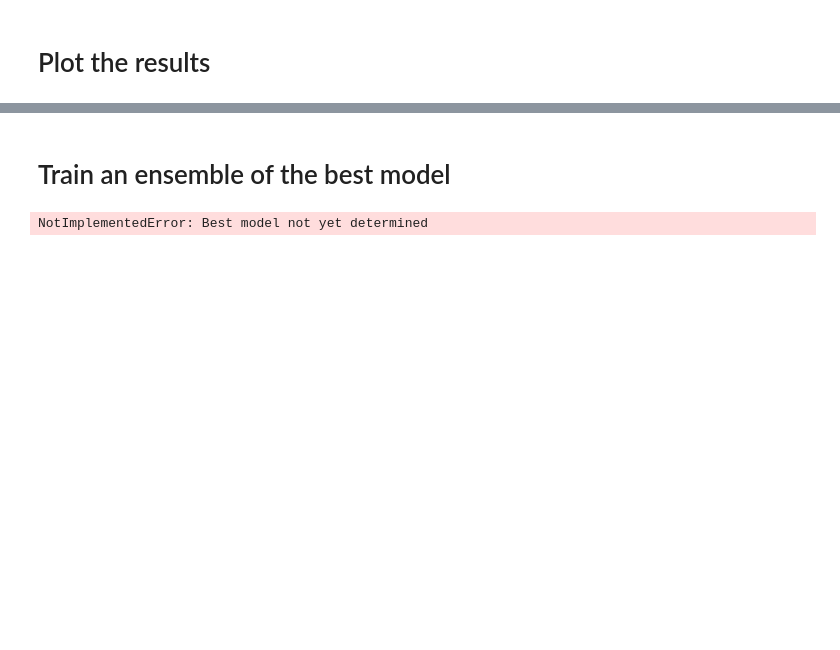
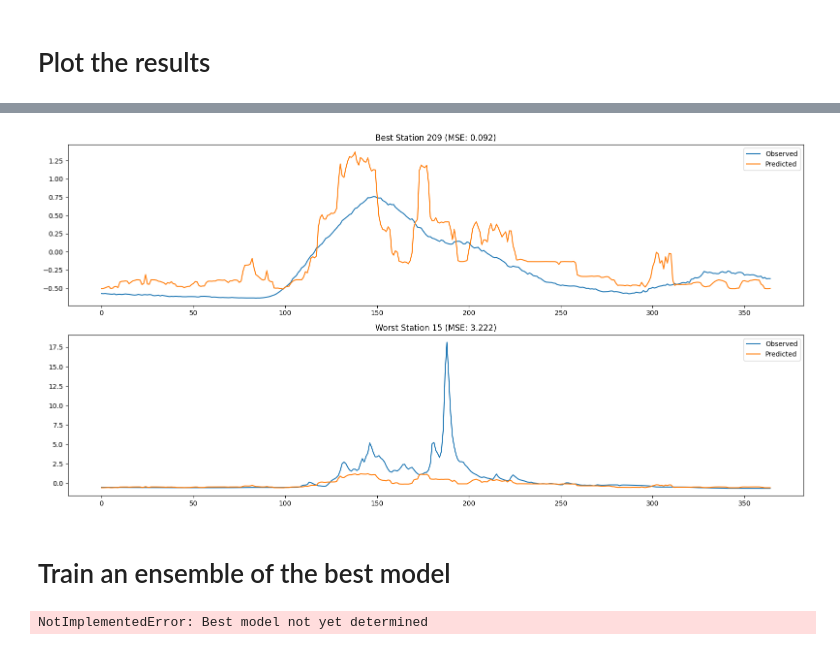
Before and after one commit to TWilson05/EOSC-410-Final-Project, a Jupyter notebook: CNN-LSTM.ipynb, the cells around one changed output, grey strips where cells are left out. Cells and saved outputs as stored; diff of their text form; code cells hidden in the pictures; blank space fills up the shorter version.

```diff
--- a/CNN-LSTM.ipynb
+++ b/CNN-LSTM.ipynb
@@ -244,3 +271,24 @@ plt.show()
+# %%
+# plot the best and worst predictions
+best_station = np.argmin(np.mean((y_true - predictions) ** 2, axis=0))
+worst_station = np.argmax(np.mean((y_true - predictions) ** 2, axis=0))
+
+fig, axs = plt.subplots(2, 1, figsize=(16, 8))
+mse = np.mean((y_true[:, best_station] - predictions[:, best_station]) ** 2)
+axs[0].plot(y_true[:, best_station], label='Observed')
+axs[0].plot(predictions[:, best_station], label='Predicted')
+axs[0].set_title(f"Best Station {best_station} (MSE: {mse:.3f})")
+axs[0].legend()
+
+mse = np.mean((y_true[:, worst_station] - predictions[:, worst_station]) ** 2)
+axs[1].plot(y_true[:, worst_station], label='Observed')
+axs[1].plot(predictions[:, worst_station], label='Predicted')
+axs[1].set_title(f"Worst Station {worst_station} (MSE: {mse:.3f})")
+axs[1].legend()
+plt.tight_layout()
+plt.show()
+# %% [output]
+[figure, added]
 # %% [markdown]
 # Train an ensemble of the best model
 # %%
```
Also changed, not shown: parts of 4 cells of this notebook.
